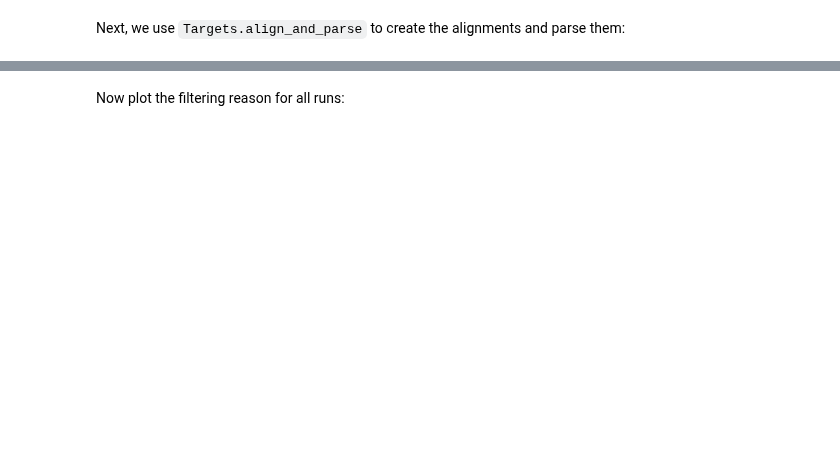
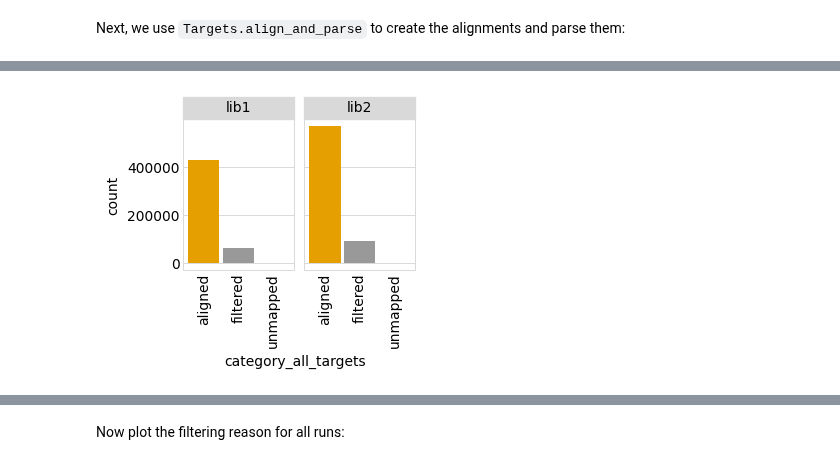
Before and after one commit to jbloomlab/SARS-CoV-2-RBD_DMS, a Jupyter notebook: process_ccs.ipynb, the cells around one changed output, grey strips where cells are left out. Drawn from its saved outputs; the diff is of its cells as text; code cells hidden in the pictures; blank space fills up the shorter version.

```diff
--- a/process_ccs.ipynb
+++ b/process_ccs.ipynb
@@ -222,17 +241,19 @@ And the read stats by library (combining all runs within a library):
 # %%
 p = (
     ggplot(readstats
-           .groupby(['library', 'category', 'valid'])
+           .groupby(['library', 'category_all_targets', 'valid'])
            .aggregate({'count': 'sum'})
            .reset_index(),
-           aes('category', 'count', fill='valid')) +
+           aes('category_all_targets', 'count', fill='valid')) +
     geom_bar(stat='identity') +
     facet_wrap('~ library', nrow=1) +
     theme(axis_text_x=element_text(angle=90),
           figure_size=(1.5 * pacbio_runs['library'].nunique(), 2),
           panel_grid_major_x=element_blank(),
           legend_position='none',
           ) +
     scale_fill_manual(values=CBPALETTE)
     )
 _ = p.draw()
+# %% [output]
+[figure, added]
```
Also changed, not shown: parts of 20 cells of this notebook, 12 other files.
